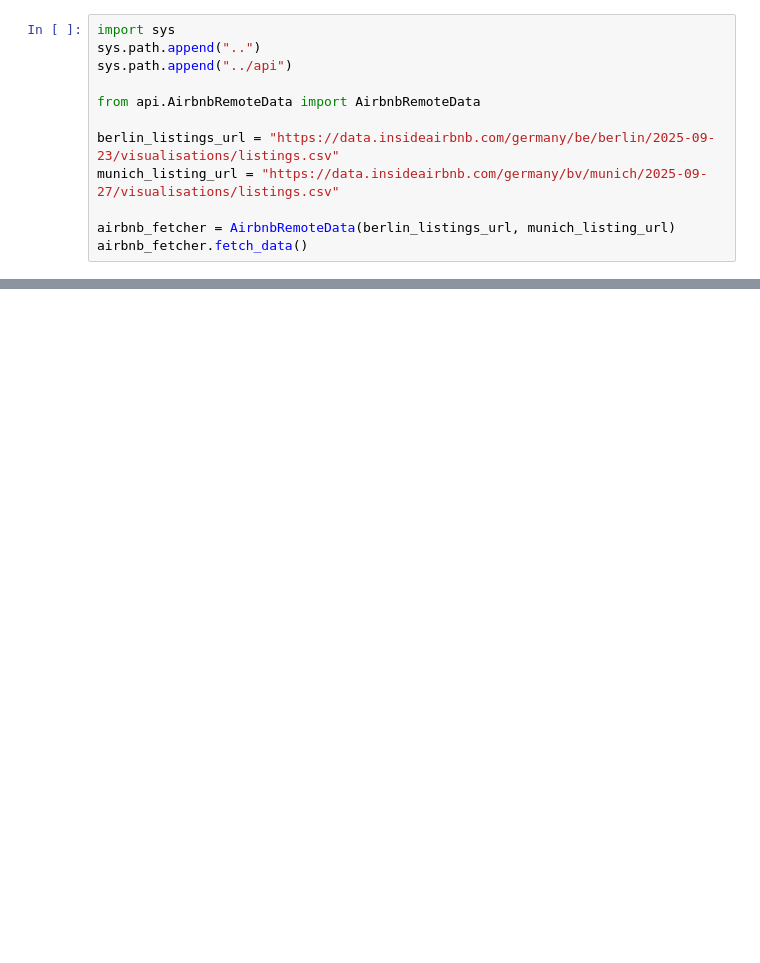
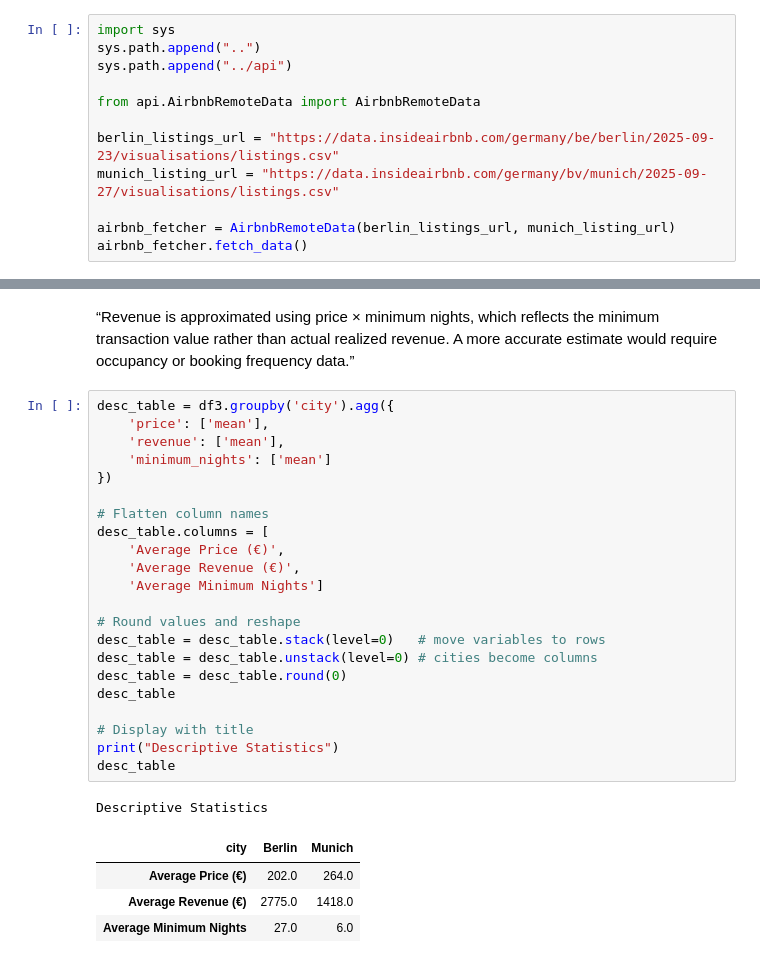
Before and after one commit to enggsalem1981-cmyk/berlin-munich-analysis, a Jupyter notebook: data/sample.ipynb, the cells around one changed output, grey strips where cells are left out. Cells and saved outputs as stored; diff of their text form; blank space fills up the shorter version.

```diff
--- a/data/sample.ipynb
+++ b/data/sample.ipynb
@@ -223,0 +465,30 @@ munich_revenue
+# %% [markdown]
+“Revenue is approximated using price × minimum nights, which reflects the minimum transaction value rather than actual realized revenue. A more accurate estimate would require occupancy or booking frequency data.”
+# %%
+desc_table = df3.groupby('city').agg({
+    'price': ['mean'],
+    'revenue': ['mean'],
+    'minimum_nights': ['mean']
+})
+
+# Flatten column names
+desc_table.columns = [
+    'Average Price (€)',
+    'Average Revenue (€)',
+    'Average Minimum Nights']
+
+# Round values and reshape
+desc_table = desc_table.stack(level=0)   # move variables to rows
+desc_table = desc_table.unstack(level=0) # cities become columns
+desc_table = desc_table.round(0)
+desc_table
+
+# Display with title
+print("Descriptive Statistics")
+desc_table
+# %% [output]
+Descriptive Statistics
+| city | Berlin | Munich |
+| Average Price (€) | 202.0 | 264.0 |
+| Average Revenue (€) | 2775.0 | 1418.0 |
+| Average Minimum Nights | 27.0 | 6.0 |
```
Also changed, not shown: parts of 23 cells of this notebook.
